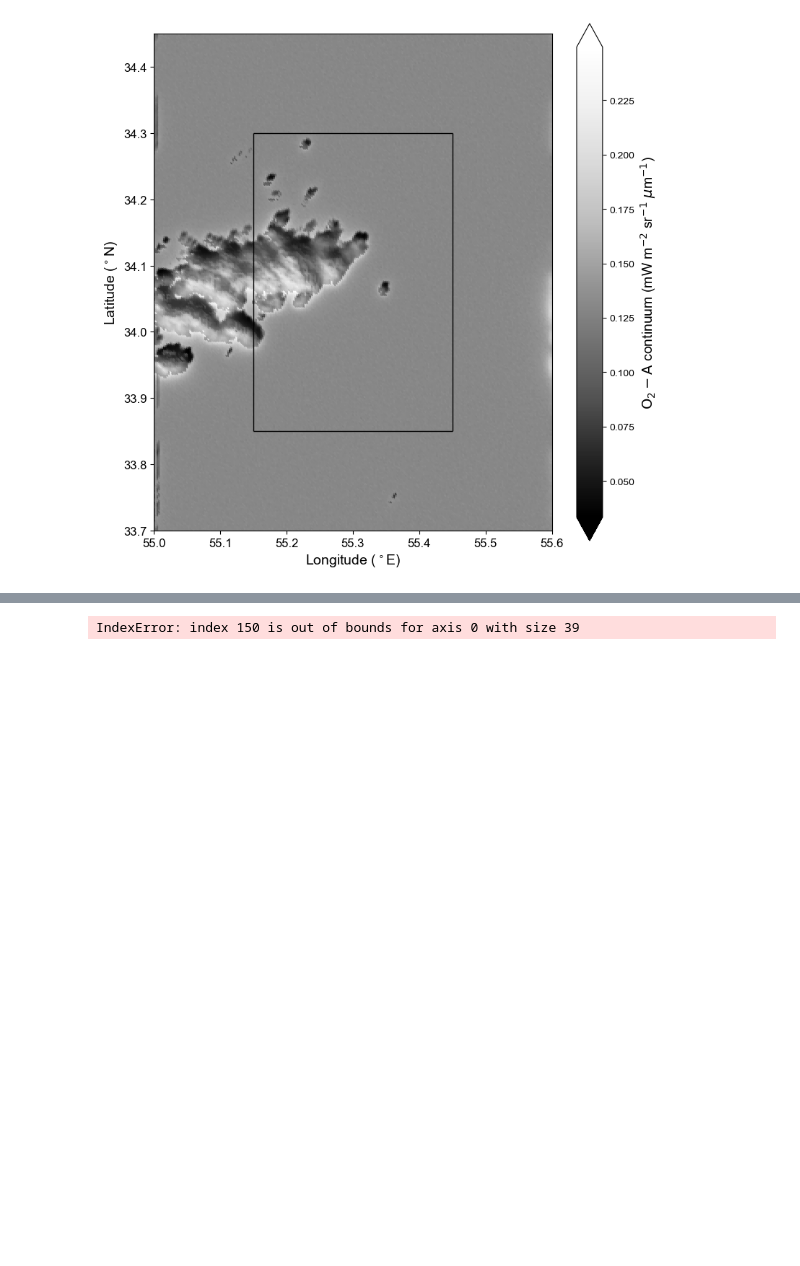
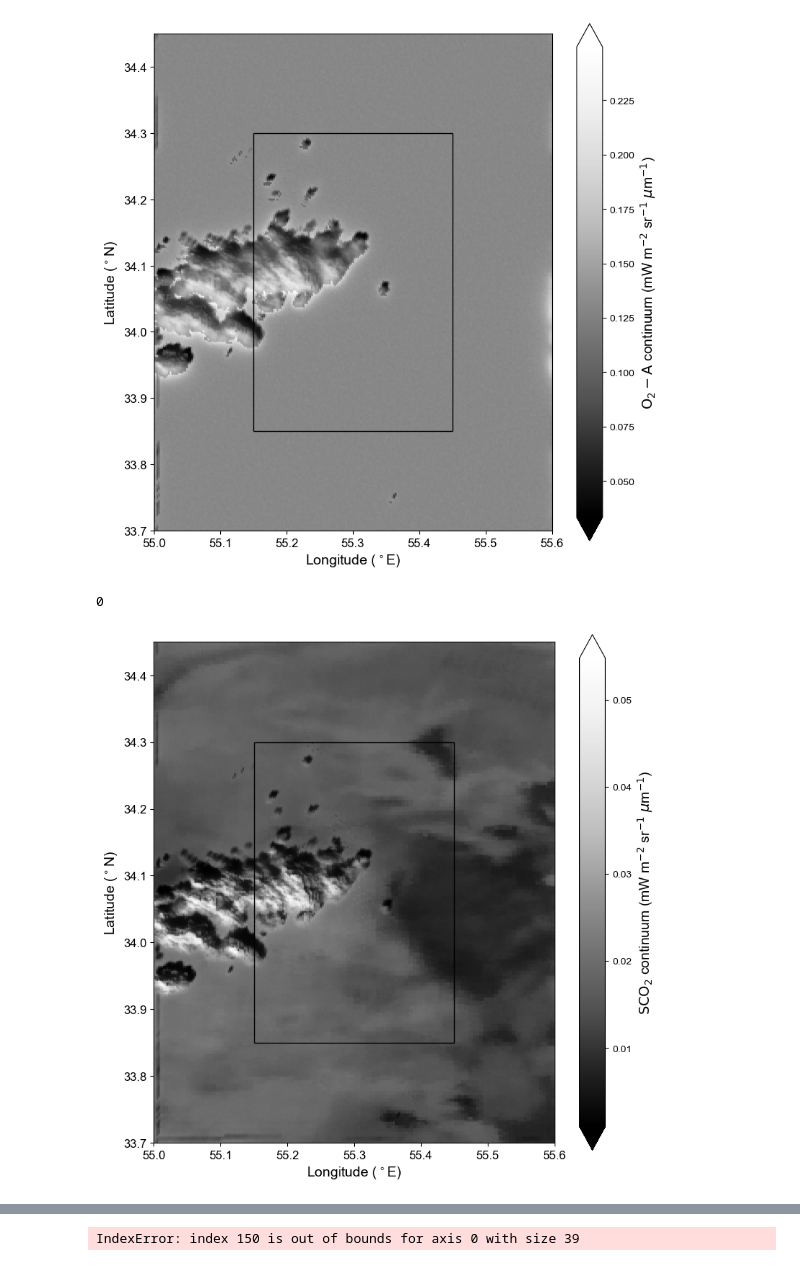
Before and after one commit to ywchen-tw/OCO2, a Jupyter notebook: analysis/test.ipynb, the cells around one changed output, grey strips where cells are left out. Saved outputs shown, nothing was run; the diff lists cells and outputs as text; code cells hidden in the pictures; blank space fills up the shorter version.

```diff
--- a/analysis/test.ipynb
+++ b/analysis/test.ipynb
@@ -151,6 +151,43 @@ f.tight_layout()
 # %% [output]
 0
 [figure]
+# %%
+f, ax=plt.subplots(figsize=(8, 8))
+png       = ['../simulation/data/20181018_central_asia_2_470cloud_20181018/aqua_rgb_2018-10-18_55.00-55.60-33.70-34.45.png',
+         [55.00, 55.60, 33.70, 34.45]]
+img = png[0]
+wesn= png[1]
+img = mpimg.imread(img)
+ax.imshow(img, extent=wesn)
+lon_dom = [wesn[0]+0.15, wesn[1]-0.15]
+lat_dom = [wesn[2]+0.15, wesn[3]-0.15]
+# ax.set_xlim(np.min(lon_dom), np.max(lon_dom))
+# ax.set_ylim(np.min(lat_dom), np.max(lat_dom))
+ax.vlines(lon_dom, ymin=wesn[2]+0.15, ymax=wesn[3]-0.15, color='k', linewidth=1)
+ax.hlines(lat_dom, xmin=wesn[0]+0.15, xmax=wesn[1]-0.15, color='k', linewidth=1)
+mask = np.isnan(getattr(o3, 'rad_c3d')[:,:,1])
+print(mask.sum())
+c = ax.scatter(o3.lon2d, o3.lat2d,
+               c=getattr(o3, 'rad_c3d')[:,:,1]/o3.toa[1], s=5,
+               cmap='Greys_r')
+ax.scatter(o3.lon2d[mask], o3.lat2d[mask],
+               c='b', s=10,
+               cmap='Greys_r')
+cbar = f.colorbar(c, ax=ax, extend='both')
+cbar.set_label('$\mathrm{SCO_2}$ continuum (mW m$^{-2}$ sr$^{-1}$ $\mu$m$^{-1}$)', fontsize=label_size)
+ax.tick_params(axis='both', labelsize=tick_size)
+#for i in range(len(boundary_list)):
+#    boundary = boundary_list[i]
+#    plot_rec(np.mean(boundary[0][:2]), np.mean(boundary[0][2:]),
+#             0.5, lat_interval,
+#             frame, 'r')
+#plt.legend(fontsize=16, facecolor='white')
+ax.set_xlabel('Longitude ($^\circ$E)', fontsize=label_size)
+ax.set_ylabel('Latitude ($^\circ$N)', fontsize=label_size)
+f.tight_layout()
+# %% [output]
+0
+[figure, added]
 # %%
 f, ax=plt.subplots(figsize=(8, 8))
 png       = ['../simulation/data/20181018_central_asia_2_470cloud_20181018/aqua_rgb_2018-10-18_55.00-55.60-33.70-34.45.png',
```
Also changed, not shown: parts of 8 cells of this notebook, 1 other file.
